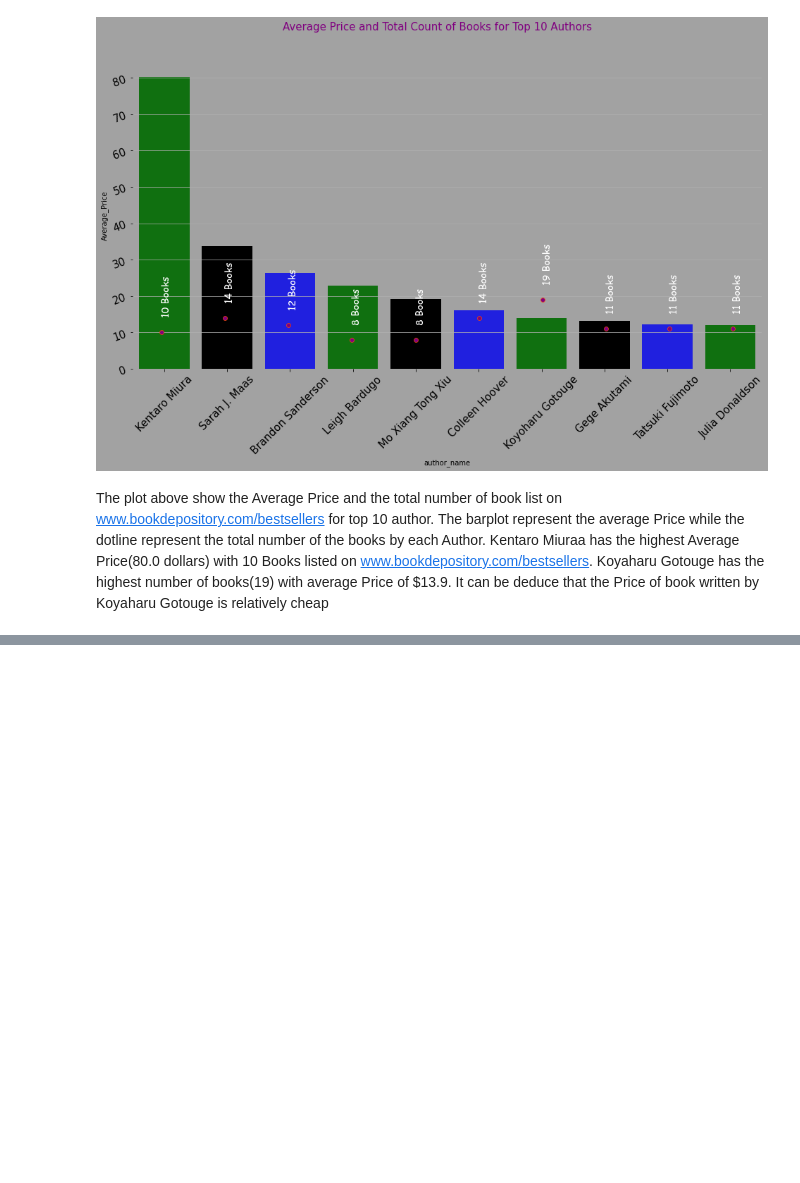
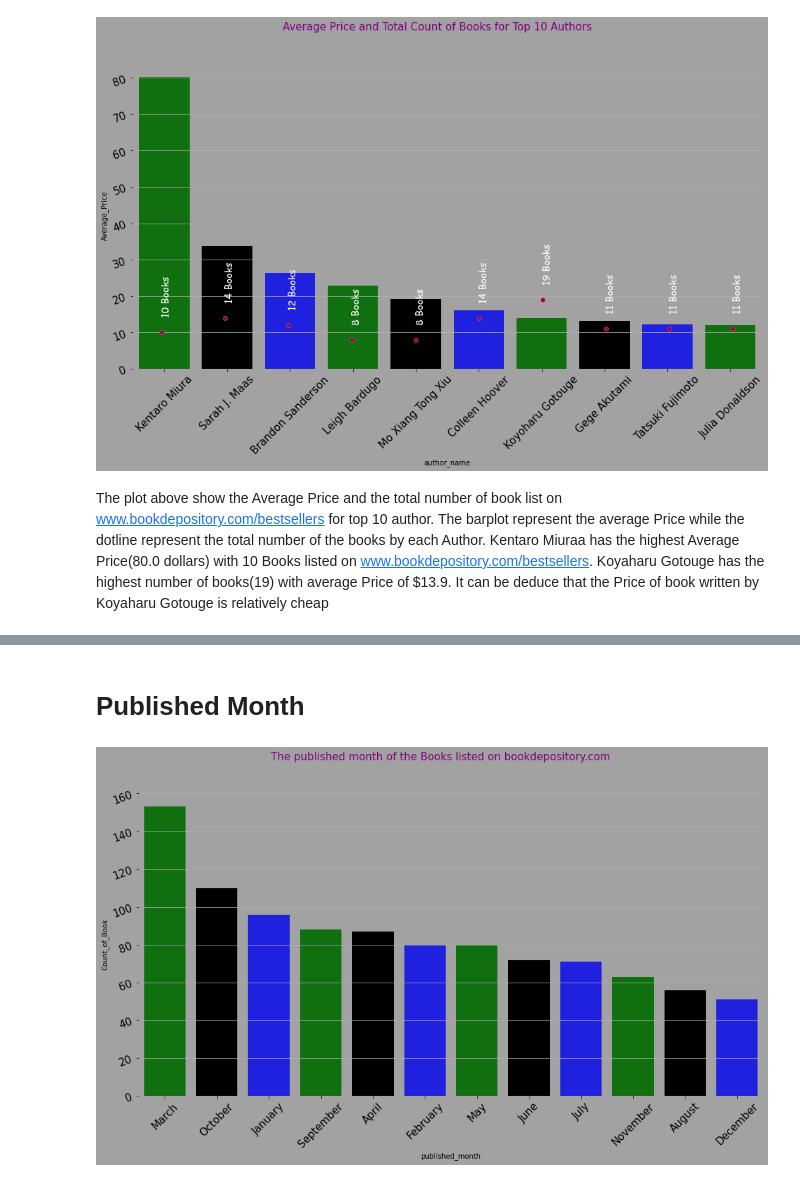
Before and after one commit to kazeemolaitanmusbau/Web-Scrapping-and-EDA, a Jupyter notebook: bestselling Book Scrapping and EDA.ipynb, the cells around one changed output, grey strips where cells are left out. Cells and saved outputs as stored; diff of their text form; code cells hidden in the pictures; blank space fills up the shorter version.

```diff
--- a/bestselling Book Scrapping and EDA.ipynb
+++ b/bestselling Book Scrapping and EDA.ipynb
@@ -114,7 +66,7 @@ bestseller_df
 bestseller_df.to_csv("bestseller_books.csv", index=False)
 # %%
 # import the saved df and print the first five row
-bestseller_books_df=pd.read_csv("bestseller_books.csv")
+bestseller_books_df=pd.read_csv("C:/Users/pc/Desktop/1/Data Science/web scrapping/bestseller_books.csv")
 bestseller_books_df.head()
 # %% [output]
 |  | Title | Price | published_date | format | author_name | data-show-related |
@@ -422,0 +347,22 @@ author_eda.groupby("format")
+# %% [markdown]
+# Published Month
+# %%
+fig, ax = plt.subplots(figsize=(16,8), facecolor=("#A2A2A2"))
+ax.grid(True, alpha=0.9)
+ax.set_facecolor("#A2A2A2")
+
+published_month_eda=bestseller_books_df.Month_Name.value_counts().to_frame().reset_index().rename(
+                                                        columns={"index":"published_month", "Month_Name":"Count_of_Book"})
+
+
+plot= sns.barplot(x=published_month_eda.published_month, y=published_month_eda.Count_of_Book,
+                  palette=["green", "black", "blue"],ax=ax)
+
+
+ax.tick_params(axis="x", labelrotation=45, labelcolor="black", labelsize=15)
+ax.tick_params(axis="y", labelrotation=20, labelsize=15)
+sns.despine(left = True, right = True, bottom = True, top = True)
+fig.suptitle("The published month of the Books listed on bookdepository.com", fontsize=15, color="purple")
+plt.show()
+# %% [output]
+[figure, added]
```
Also changed, not shown: parts of 17 cells of this notebook.
